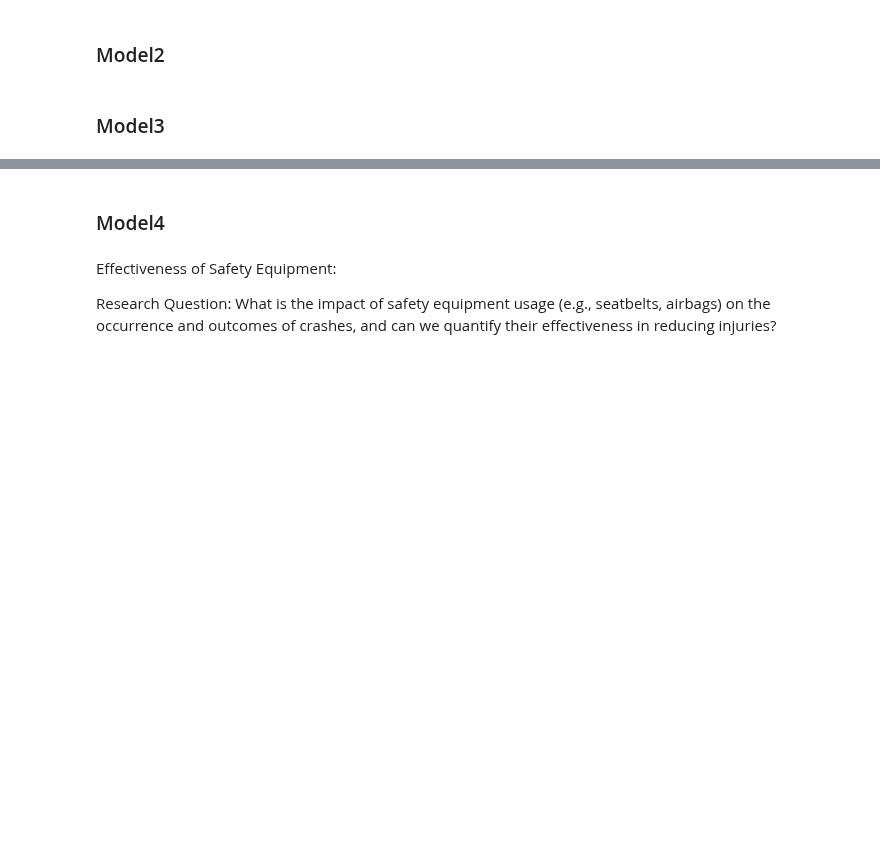
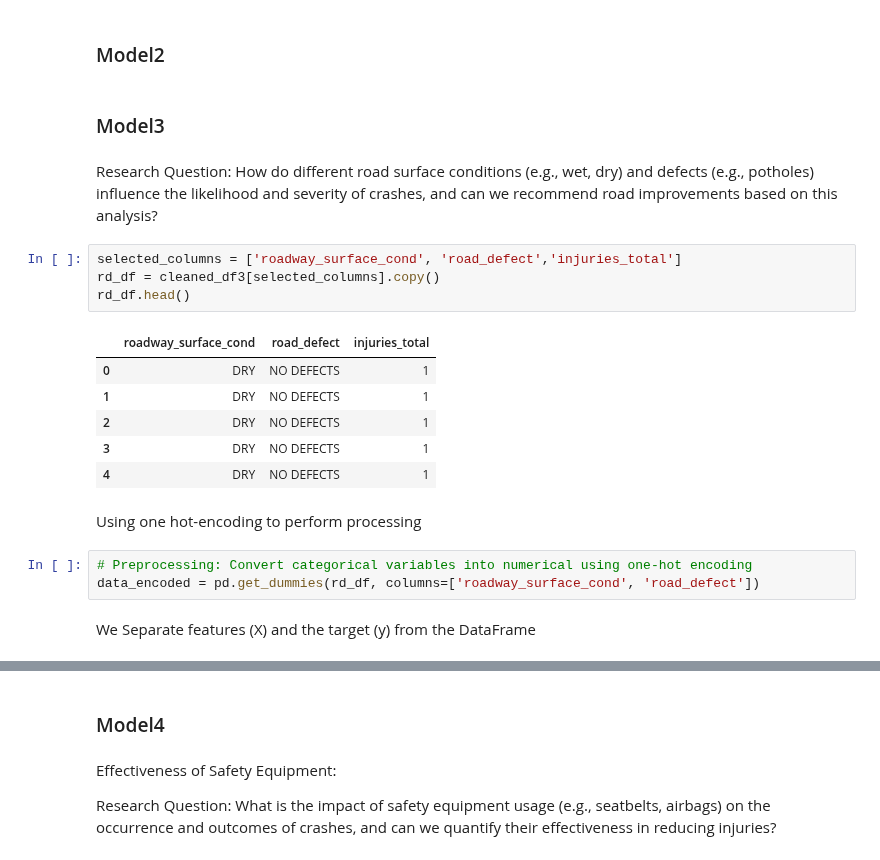
Before and after one commit to Ivan3864/dsc-Accidents-analysis, a Jupyter notebook: notebook.ipynb, the cells around one changed output, grey strips where cells are left out. Drawn from its saved outputs; the diff is of its cells as text; blank space fills up the shorter version.

```diff
--- a/notebook.ipynb
+++ b/notebook.ipynb
@@ -461,3 +461,23 @@ Overall, the model appears to perform well, particularly in identifying "INCAPAC
 ### Model2
 # %% [markdown]
 ### Model3
+# %% [markdown]
+Research Question: How do different road surface conditions (e.g., wet, dry) and defects (e.g., potholes) influence the likelihood and severity of crashes, and can we recommend road improvements based on this analysis?
+# %%
+selected_columns = ['roadway_surface_cond', 'road_defect','injuries_total']
+rd_df = cleaned_df3[selected_columns].copy()
+rd_df.head()
+# %% [output]
+|  | roadway_surface_cond | road_defect | injuries_total |
+| 0 | DRY | NO DEFECTS | 1 |
+| 1 | DRY | NO DEFECTS | 1 |
+| 2 | DRY | NO DEFECTS | 1 |
+| 3 | DRY | NO DEFECTS | 1 |
+| 4 | DRY | NO DEFECTS | 1 |
+# %% [markdown]
+Using one hot-encoding to perform processing
+# %%
+# Preprocessing: Convert categorical variables into numerical using one-hot encoding
+data_encoded = pd.get_dummies(rd_df, columns=['roadway_surface_cond', 'road_defect'])
+# %% [markdown]
+We Separate features (X) and the target (y) from the DataFrame
```
Also changed, not shown: parts of 16 cells of this notebook.
